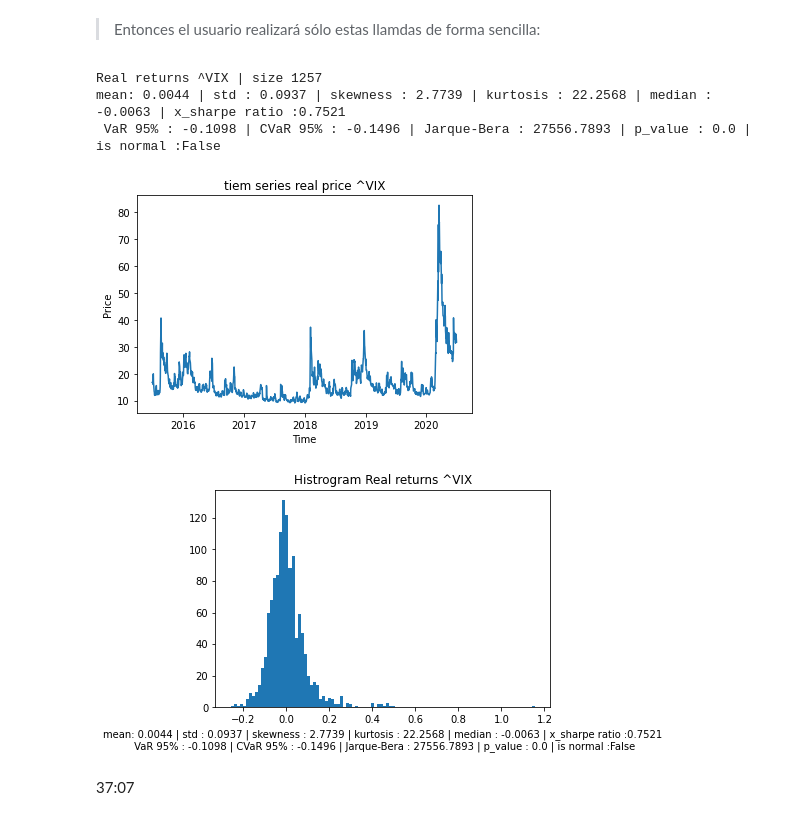
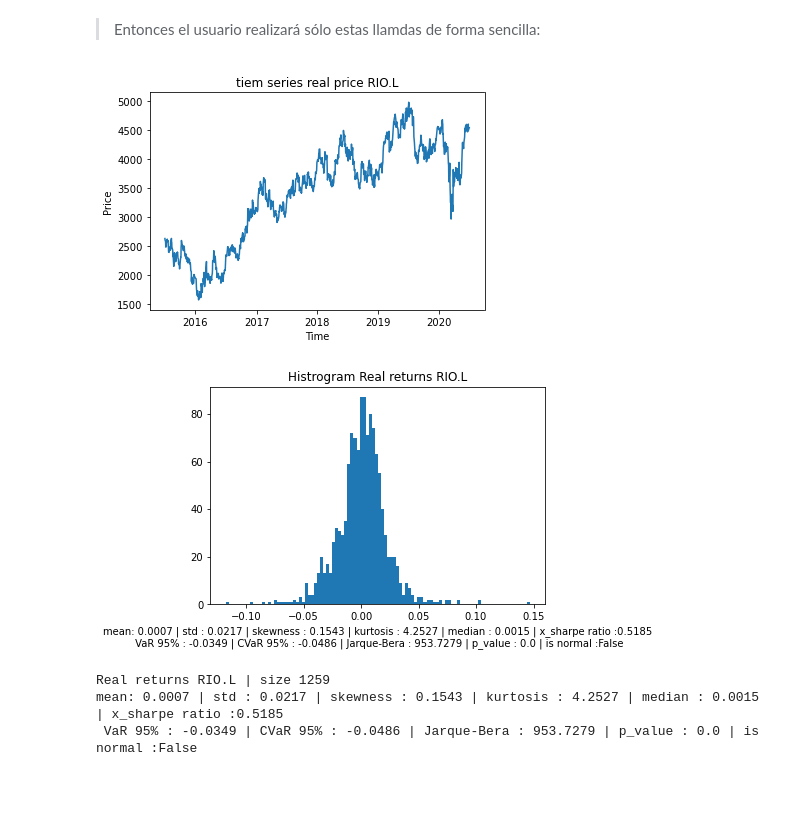
Before and after one commit to alexjust-data/quant_finances_python, a Jupyter notebook: notebooks/09_CAPM_Refactoring.ipynb, the cells around one changed output. Drawn from its saved outputs; the diff is of its cells as text; code cells hidden in the pictures; blank space fills up the shorter version.

```diff
--- a/notebooks/09_CAPM_Refactoring.ipynb
+++ b/notebooks/09_CAPM_Refactoring.ipynb
@@ -668,24 +1122,20 @@ class jarque_bera_test():
 # %%
 import importlib
 import stream_classes
-import stream_functions
 importlib.reload(stream_classes)
-importlib.reload(stream_functions)
 
-ric = "^VIX"
 
-jb = stream_classes.jarque_bera_test(ric)
-jb.load_timeseries()
-jb.compute()
-print(jb)
-
-stream_functions.plot_time_series_price(jb.ric, jb.t)
-stream_functions.plot_histogram(jb.returns, jb.str_name, jb.plot_str())
+ric = "RIO.L"
+# compute risk metrics for real returns
+jb = stream_classes.jarque_bera_test(ric)  # create object of class
+jb.load_timeseries()                       # load from load_timeseries() method
+jb.compute()                               # compute from compute() method
+jb.plot_timeseries()                       # plot from plot_timeseries() method
+jb.plot_histogram()                        # plot from plot_histogram() method
+print(jb)                                  # print __str__() method
 # %% [output]
-Real returns ^VIX | size 1257
-mean: 0.0044 | std : 0.0937 | skewness : 2.7739 | kurtosis : 22.2568 | median : -0.0063 | x_sharpe ratio :0.7521
- VaR 95% : -0.1098 | CVaR 95% : -0.1496 | Jarque-Bera : 27556.7893 | p_value : 0.0 | is normal :False
-[figure, old version]
+[figure, new version]
-[figure, old version]
+[figure, new version]
+Real returns RIO.L | size 1259
+mean: 0.0007 | std : 0.0217 | skewness : 0.1543 | kurtosis : 4.2527 | median : 0.0015 | x_sharpe ratio :0.5185
+ VaR 95% : -0.0349 | CVaR 95% : -0.0486 | Jarque-Bera : 953.7279 | p_value : 0.0 | is normal :False
-# %% [markdown]
-37:07
```
Also changed, not shown: parts of 21 cells of this notebook, 20 other files.
